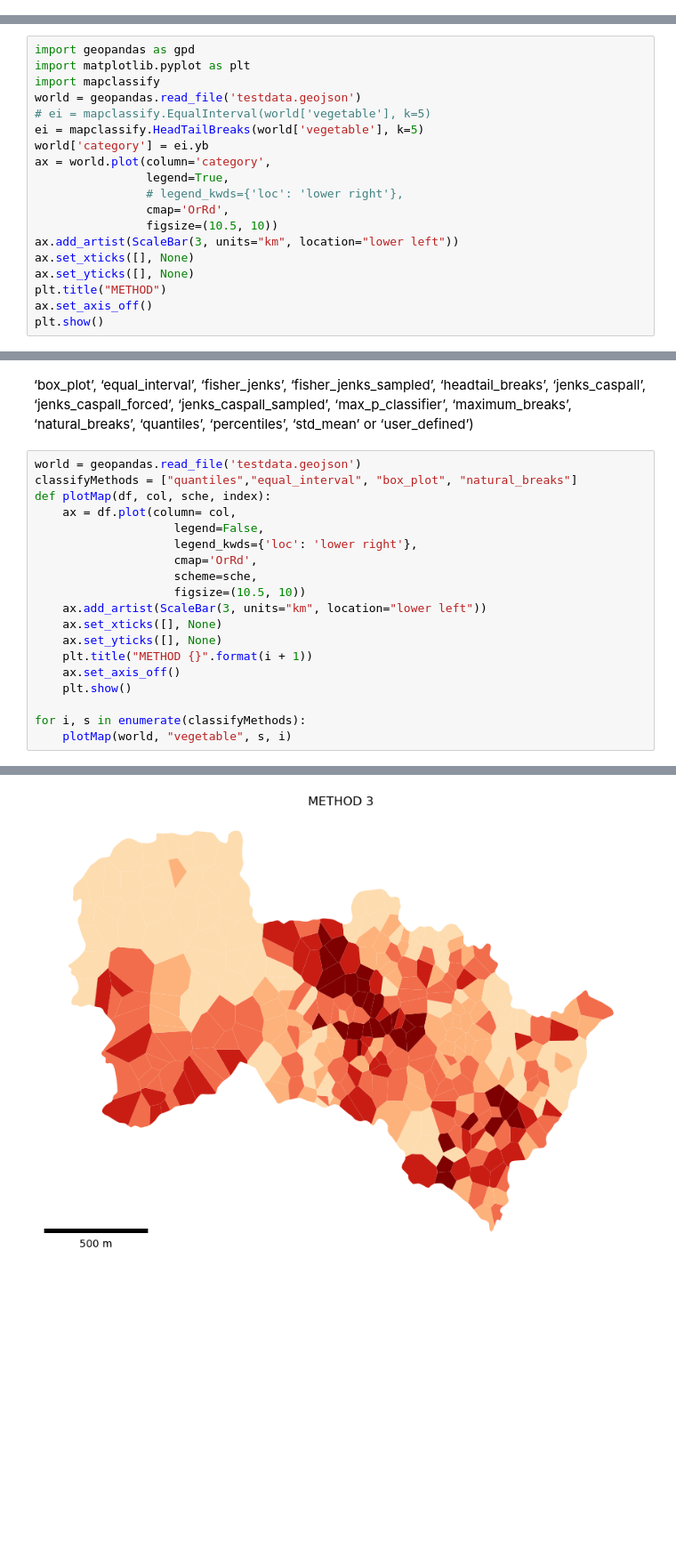
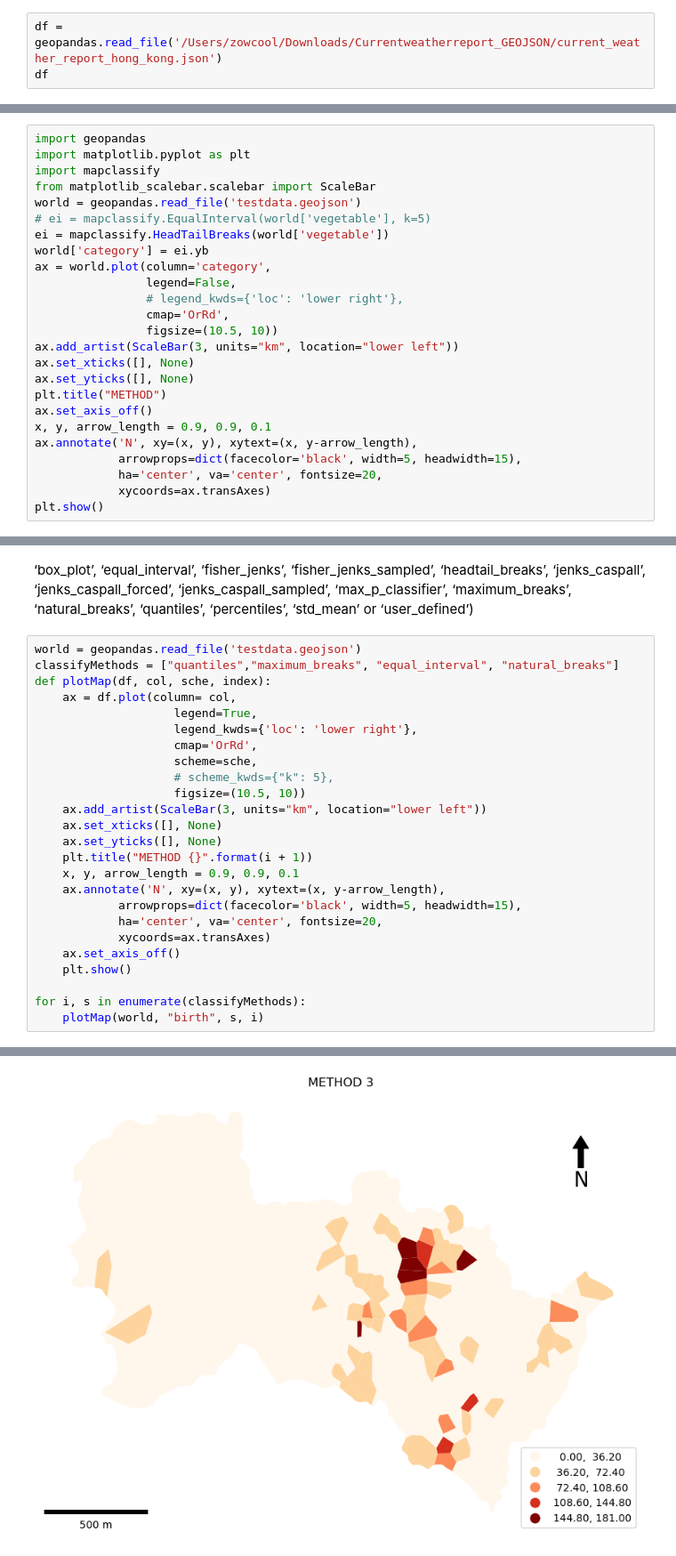
Before and after one commit to Ashes814/LSGI532_Project, a Jupyter notebook: project1/visualMap.ipynb, the cells around one changed output, grey strips where cells are left out. Shown at 89% size. Cells and saved outputs as stored; diff of their text form; blank space fills up the shorter version.

```diff
--- a/project1/visualMap.ipynb
+++ b/project1/visualMap.ipynb
@@ -83,0 +101,3 @@ state_data["Unemployment"].hist(bins=20)
+# %%
+df = geopandas.read_file('/Users/zowcool/Downloads/Currentweatherreport_GEOJSON/current_weather_report_hong_kong.json')
+df
@@ -84,13 +128,14 @@ state_data["Unemployment"].hist(bins=20)
 # %%
-import geopandas as gpd
+import geopandas
 import matplotlib.pyplot as plt
 import mapclassify
+from matplotlib_scalebar.scalebar import ScaleBar
 world = geopandas.read_file('testdata.geojson')
 # ei = mapclassify.EqualInterval(world['vegetable'], k=5)
-ei = mapclassify.HeadTailBreaks(world['vegetable'], k=5)
+ei = mapclassify.HeadTailBreaks(world['vegetable'])
 world['category'] = ei.yb
 ax = world.plot(column='category',
-                legend=True,
+                legend=False,
                 # legend_kwds={'loc': 'lower right'},
                 cmap='OrRd',
                 figsize=(10.5, 10))
@@ -99,5 +144,10 @@ ax.set_xticks([], None)
 ax.set_yticks([], None)
 plt.title("METHOD")
 ax.set_axis_off()
+x, y, arrow_length = 0.9, 0.9, 0.1
+ax.annotate('N', xy=(x, y), xytext=(x, y-arrow_length),
+            arrowprops=dict(facecolor='black', width=5, headwidth=15),
+            ha='center', va='center', fontsize=20,
+            xycoords=ax.transAxes)
 plt.show()
 # %% [output]
@@ -121,21 +183,27 @@ world.vegetable.hist(bins=30)
 ‘box_plot’, ‘equal_interval’, ‘fisher_jenks’, ‘fisher_jenks_sampled’, ‘headtail_breaks’, ‘jenks_caspall’, ‘jenks_caspall_forced’, ‘jenks_caspall_sampled’, ‘max_p_classifier’, ‘maximum_breaks’, ‘natural_breaks’, ‘quantiles’, ‘percentiles’, ‘std_mean’ or ‘user_defined’)
 # %%
 world = geopandas.read_file('testdata.geojson')
-classifyMethods = ["quantiles","equal_interval", "box_plot", "natural_breaks"]
+classifyMethods = ["quantiles","maximum_breaks", "equal_interval", "natural_breaks"]
 def plotMap(df, col, sche, index):
     ax = df.plot(column= col,
-                    legend=False,
+                    legend=True,
                     legend_kwds={'loc': 'lower right'},
                     cmap='OrRd',
                     scheme=sche,
+                    # scheme_kwds={"k": 5},
                     figsize=(10.5, 10))
     ax.add_artist(ScaleBar(3, units="km", location="lower left"))
     ax.set_xticks([], None)
     ax.set_yticks([], None)
     plt.title("METHOD {}".format(i + 1))
+    x, y, arrow_length = 0.9, 0.9, 0.1
+    ax.annotate('N', xy=(x, y), xytext=(x, y-arrow_length),
+            arrowprops=dict(facecolor='black', width=5, headwidth=15),
+            ha='center', va='center', fontsize=20,
+            xycoords=ax.transAxes)
     ax.set_axis_off()
     plt.show()
 
 for i, s in enumerate(classifyMethods):
-    plotMap(world, "vegetable", s, i)
+    plotMap(world, "birth", s, i)
 # %% [output]
@@ -144 +212 @@ for i, s in enumerate(classifyMethods):
-[figure, old version]
+[figure, new version]
```
Also changed, not shown: parts of 10 cells of this notebook, 4 other files.
